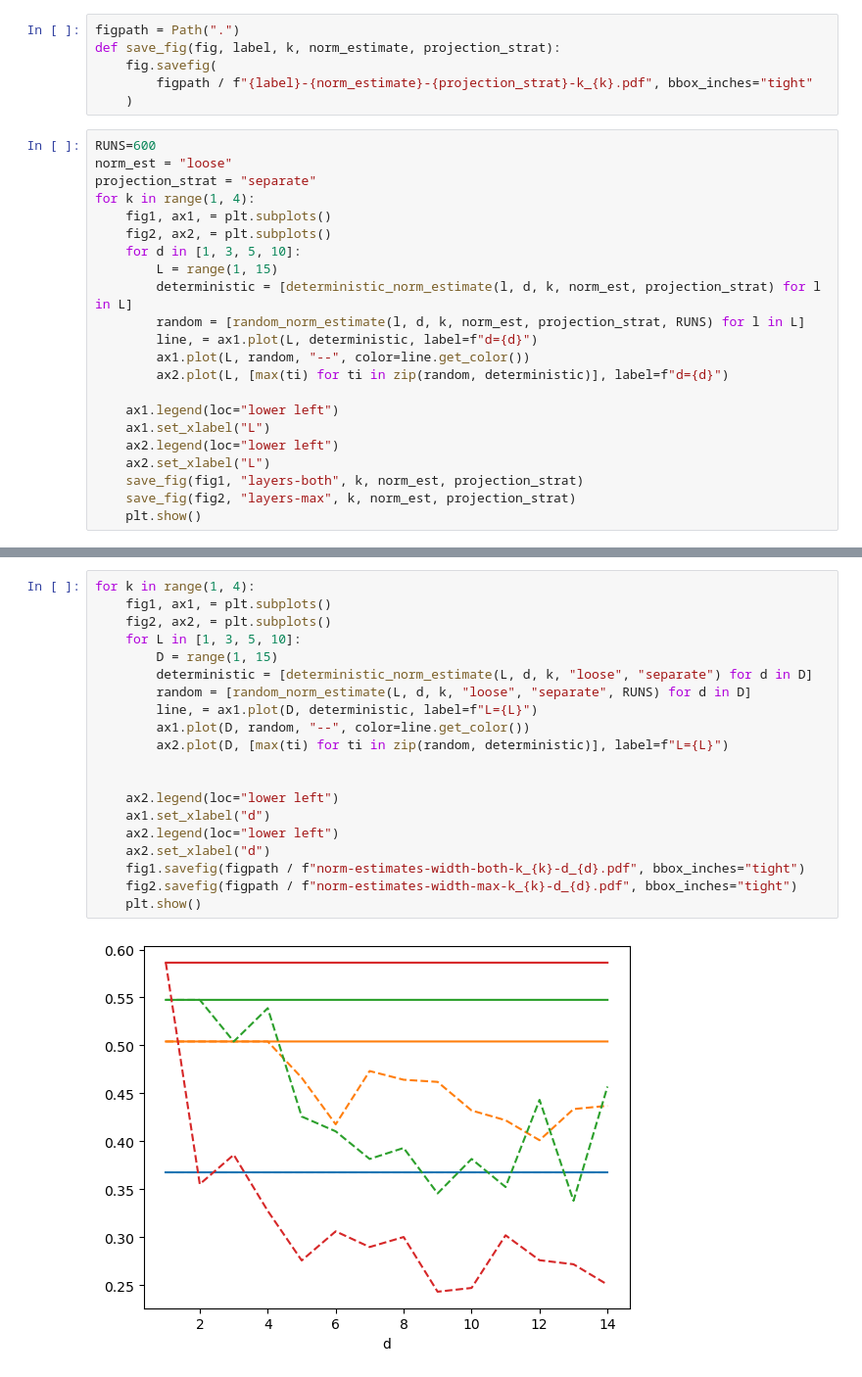
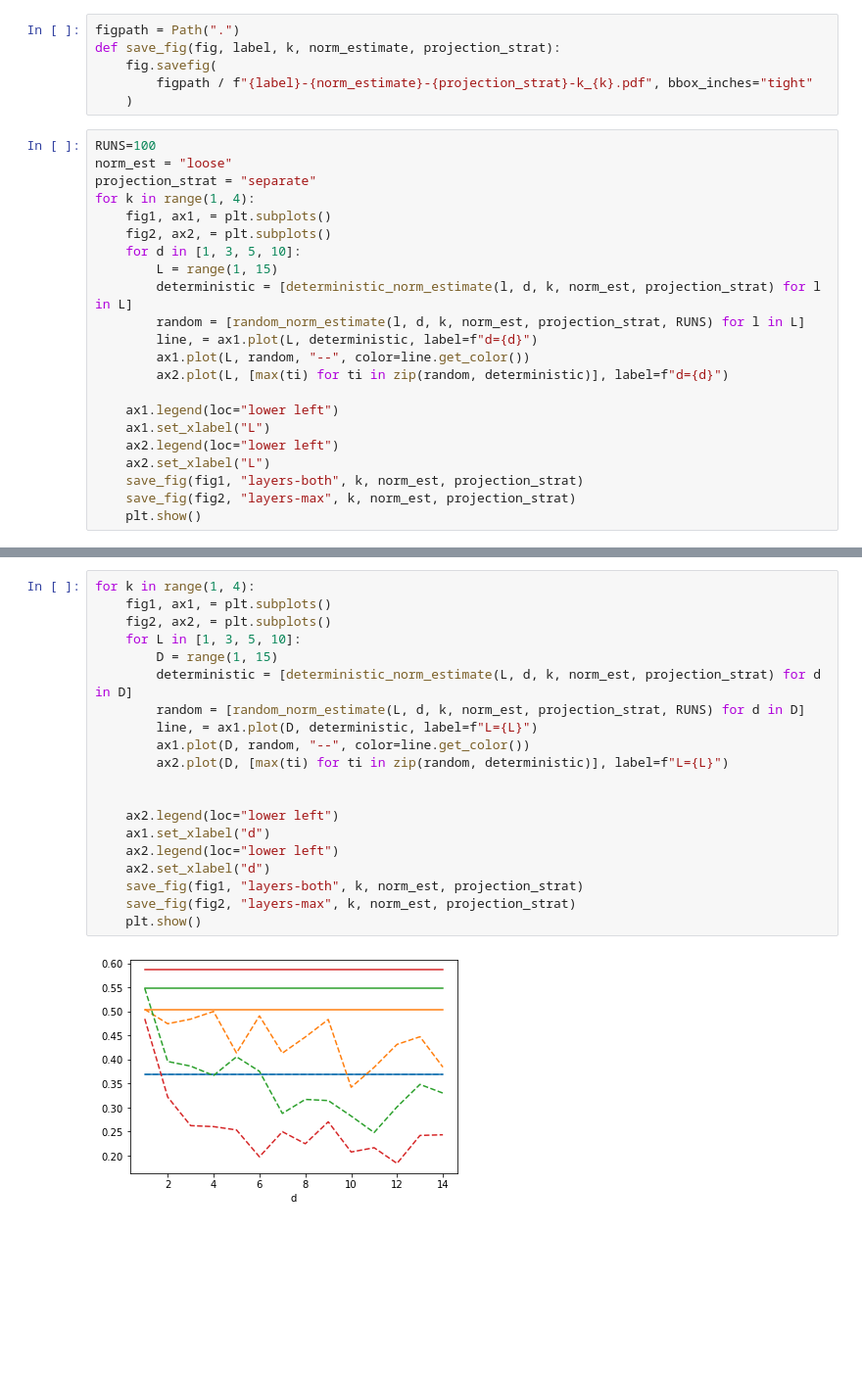
Before and after one commit to jorgenriseth/funcshape, a Jupyter notebook: notebooks/norm-estimates.ipynb, the cells around one changed output, grey strips where cells are left out. Shown at 98% size. Cells and saved outputs as stored; diff of their text form; blank space fills up the shorter version.

```diff
--- a/notebooks/norm-estimates.ipynb
+++ b/notebooks/norm-estimates.ipynb
@@ -153,7 +153,7 @@ def save_fig(fig, label, k, norm_estimate, projection_strat):
         figpath / f"{label}-{norm_estimate}-{projection_strat}-k_{k}.pdf", bbox_inches="tight"
     )
 # %%
-RUNS=600
+RUNS=100
 norm_est = "loose"
 projection_strat = "separate"
 for k in range(1, 4):
@@ -179,22 +184,22 @@ NameError: name 'save_fig' is not defined
 # %%
 for k in range(1, 4):
     fig1, ax1, = plt.subplots()
     fig2, ax2, = plt.subplots()
     for L in [1, 3, 5, 10]:
         D = range(1, 15)
-        deterministic = [deterministic_norm_estimate(L, d, k, "loose", "separate") for d in D]
-        random = [random_norm_estimate(L, d, k, "loose", "separate", RUNS) for d in D]
+        deterministic = [deterministic_norm_estimate(L, d, k, norm_est, projection_strat) for d in D]
+        random = [random_norm_estimate(L, d, k, norm_est, projection_strat, RUNS) for d in D]
         line, = ax1.plot(D, deterministic, label=f"L={L}")
         ax1.plot(D, random, "--", color=line.get_color())
         ax2.plot(D, [max(ti) for ti in zip(random, deterministic)], label=f"L={L}")
 
 
     ax2.legend(loc="lower left")
     ax1.set_xlabel("d")
     ax2.legend(loc="lower left")
     ax2.set_xlabel("d")
-    fig1.savefig(figpath / f"norm-estimates-width-both-k_{k}-d_{d}.pdf", bbox_inches="tight")
-    fig2.savefig(figpath / f"norm-estimates-width-max-k_{k}-d_{d}.pdf", bbox_inches="tight")
+    save_fig(fig1, "layers-both", k, norm_est, projection_strat)
+    save_fig(fig2, "layers-max", k, norm_est, projection_strat)
     plt.show()
 # %% [output]
-[figure, old version]
+[figure, new version]
```
Also changed, not shown: parts of 2 cells of this notebook, 4 other files.
